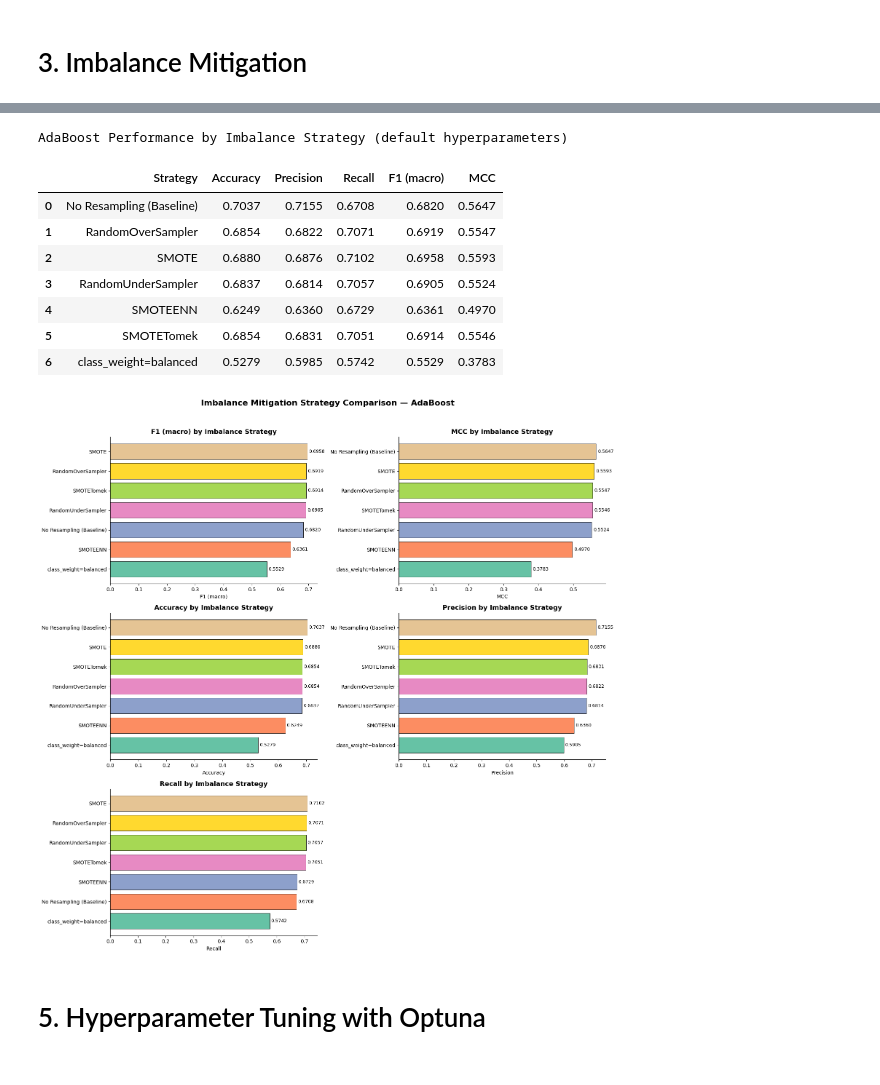
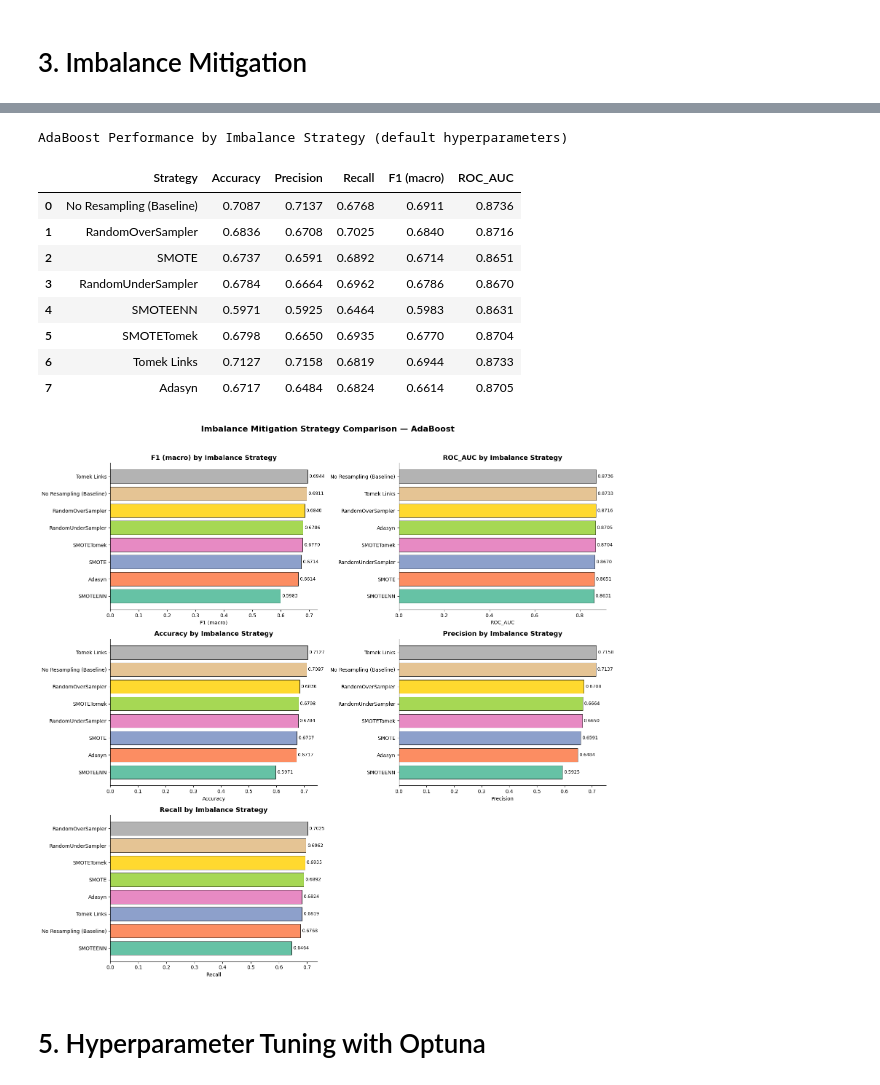
Before and after one commit to AlvarodelaHerran/Adv_ML, a Jupyter notebook: AdaBoosting/AdaBoosting.ipynb, the cells around one changed output, grey strips where cells are left out. Drawn from its saved outputs; the diff is of its cells as text; code cells hidden in the pictures.

```diff
--- a/AdaBoosting/AdaBoosting.ipynb
+++ b/AdaBoosting/AdaBoosting.ipynb
@@ -277,7 +262,7 @@ Training: class_weight=balanced (via base estimator)... F1=0.5529 | MCC=0.3783
 
 Done!
 # %%
-metric_cols = ['Accuracy', 'Precision', 'Recall', 'F1 (macro)', 'MCC']
+metric_cols = ['Accuracy', 'Precision', 'Recall', 'F1 (macro)', 'ROC_AUC']
 styled = results_df.style \
     .highlight_max(subset=metric_cols, color='black') \
     .set_caption('AdaBoost Performance by Imbalance Strategy (default hyperparameters)') \
@@ -285,46 +270,47 @@ styled = results_df.style \
 styled
 # %% [output]
 AdaBoost Performance by Imbalance Strategy (default hyperparameters)
-|  | Strategy | Accuracy | Precision | Recall | F1 (macro) | MCC |
-| 0 | No Resampling (Baseline) | 0.7037 | 0.7155 | 0.6708 | 0.6820 | 0.5647 |
-| 1 | RandomOverSampler | 0.6854 | 0.6822 | 0.7071 | 0.6919 | 0.5547 |
-| 2 | SMOTE | 0.6880 | 0.6876 | 0.7102 | 0.6958 | 0.5593 |
-| 3 | RandomUnderSampler | 0.6837 | 0.6814 | 0.7057 | 0.6905 | 0.5524 |
-| 4 | SMOTEENN | 0.6249 | 0.6360 | 0.6729 | 0.6361 | 0.4970 |
-| 5 | SMOTETomek | 0.6854 | 0.6831 | 0.7051 | 0.6914 | 0.5546 |
-| 6 | class_weight=balanced | 0.5279 | 0.5985 | 0.5742 | 0.5529 | 0.3783 |
+|  | Strategy | Accuracy | Precision | Recall | F1 (macro) | ROC_AUC |
+| 0 | No Resampling (Baseline) | 0.7087 | 0.7137 | 0.6768 | 0.6911 | 0.8736 |
+| 1 | RandomOverSampler | 0.6836 | 0.6708 | 0.7025 | 0.6840 | 0.8716 |
+| 2 | SMOTE | 0.6737 | 0.6591 | 0.6892 | 0.6714 | 0.8651 |
+| 3 | RandomUnderSampler | 0.6784 | 0.6664 | 0.6962 | 0.6786 | 0.8670 |
+| 4 | SMOTEENN | 0.5971 | 0.5925 | 0.6464 | 0.5983 | 0.8631 |
+| 5 | SMOTETomek | 0.6798 | 0.6650 | 0.6935 | 0.6770 | 0.8704 |
+| 6 | Tomek Links | 0.7127 | 0.7158 | 0.6819 | 0.6944 | 0.8733 |
+| 7 | Adasyn | 0.6717 | 0.6484 | 0.6824 | 0.6614 | 0.8705 |
 # %%
 
 fig, axes = plt.subplots(3, 2, figsize=(16, 15))
 
 axes_flat = axes.flatten()
 
-metrics_to_plot = ['F1 (macro)', 'MCC', 'Accuracy', 'Precision', 'Recall']
+metrics_to_plot = ['F1 (macro)', 'ROC_AUC', 'Accuracy', 'Precision', 'Recall']
 palette = sns.color_palette('Set2', len(results_df))
 
 for i, metric in enumerate(metrics_to_plot):
     ax = axes_flat[i]
     sorted_df = results_df.sort_values(metric, ascending=True)
 
     bars = ax.barh(sorted_df['Strategy'], sorted_df[metric], color=palette, edgecolor='black', linewidth=0.6)
 
     ax.set_title(f'{metric} by Imbalance Strategy', fontsize=13, fontweight='bold')
     ax.set_xlabel(metric)
     ax.spines['top'].set_visible(False)
     ax.spines['right'].set_visible(False)
 
     for bar, val in zip(bars, sorted_df[metric]):
         ax.text(val + 0.005, bar.get_y() + bar.get_height()/2,
                 f'{val:.4f}', va='center', fontsize=9)
 
 if len(axes_flat) > len(metrics_to_plot):
     axes_flat[-1].set_axis_off()
 
 plt.suptitle('Imbalance Mitigation Strategy Comparison — AdaBoost', fontsize=16, fontweight='bold', y=1.02)
 plt.tight_layout()
 plt.show()
 # %% [output]
-[figure, old version]
+[figure, new version]
 # %% [markdown]
 # 5. Hyperparameter Tuning with Optuna
 # %%
```
Also changed, not shown: parts of 10 cells of this notebook, 1 other file.
